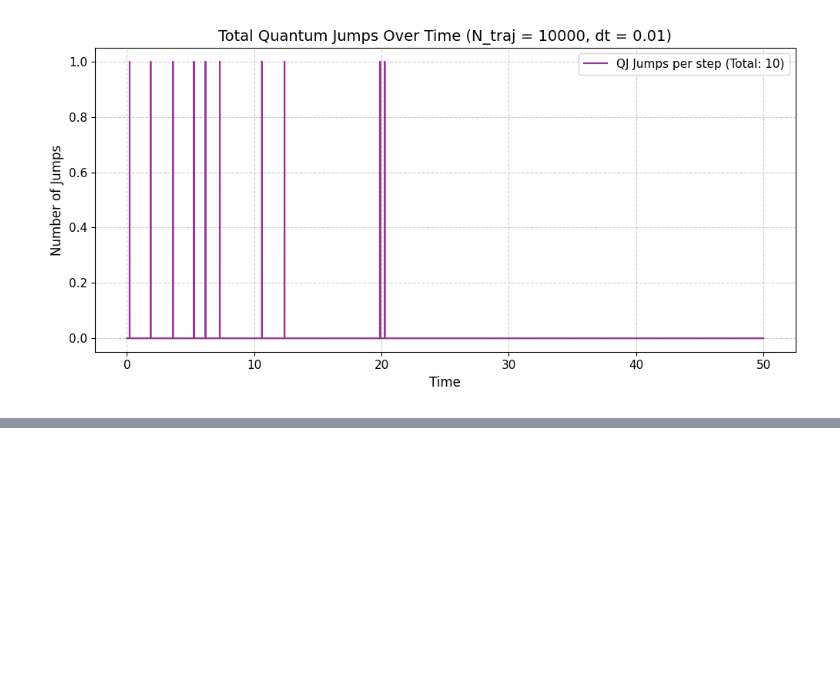
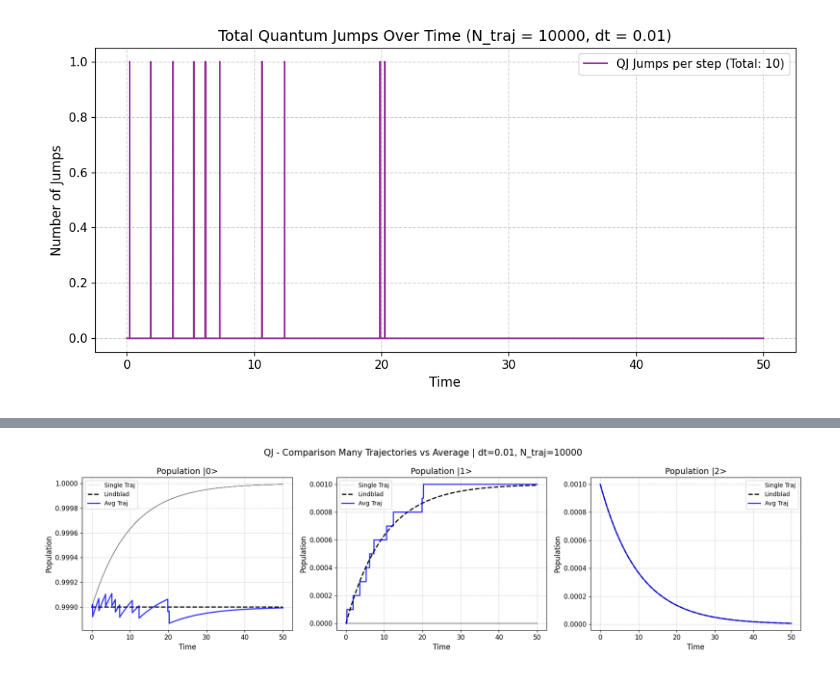
Before and after one commit to francescociavarella/Collisional-Methods, a Jupyter notebook: Coccia3LevelSys/Codes/Intermediate/Plot_rho_complete.ipynb, the cells around one changed output, grey strips where cells are left out. Saved outputs shown, nothing was run; the diff lists cells and outputs as text; code cells hidden in the pictures; blank space fills up the shorter version.

```diff
--- a/Coccia3LevelSys/Codes/Intermediate/Plot_rho_complete.ipynb
+++ b/Coccia3LevelSys/Codes/Intermediate/Plot_rho_complete.ipynb
@@ -282,0 +327,91 @@ plt.show()
+# %%
+# ======================================================
+# Comparison Many Single Trajectories vs Average vs Lindblad
+# ======================================================
+plt.close('all')
+
+MODE = "QJ"  # Choose "QJ" or "SD"
+num_samples = 50  # Number of background trajectories to plot
+
+# 1. Extract the bundle of sample trajectories and averages based on MODE
+if MODE == "QJ":
+    samples_00 = pop_00_QJ[:, :num_samples]
+    samples_11 = pop_11_QJ[:, :num_samples]
+    samples_22 = pop_22_QJ[:, :num_samples]
+    avg_00, avg_11, avg_22 = avg_pop_00_QJ, avg_pop_11_QJ, avg_pop_22_QJ
+    color_avg = 'blue'
+
+    # Extract the exact trajectory that experienced the jump
+    # Make sure 'sample_idx' was found in the previous cell
+    jump_traj_00 = pop_00_QJ[:, sample_idx]
+    jump_traj_11 = pop_11_QJ[:, sample_idx]
+    jump_traj_22 = pop_22_QJ[:, sample_idx]
+
+else:
+    samples_00 = pop_00_SD[:, :num_samples]
+    samples_11 = pop_11_SD[:, :num_samples]
+    samples_22 = pop_22_SD[:, :num_samples]
+    avg_00, avg_11, avg_22 = avg_pop_00_SD, avg_pop_11_SD, avg_pop_22_SD
+    color_avg = 'green'
+
+# 2. Bundle the data to iterate through the 3 subplots easily
+if MODE == "QJ":
+    plot_data = [
+        {'samples': samples_00, 'lindblad': lindblad_00, 'avg': avg_00, 'jump': jump_traj_00, 'label': '|0>'},
+        {'samples': samples_11, 'lindblad': lindblad_11, 'avg': avg_11, 'jump': jump_traj_11, 'label': '|1>'},
+        {'samples': samples_22, 'lindblad': lindblad_22, 'avg': avg_22, 'jump': jump_traj_22, 'label': '|2>'}
+    ]
+else:
+    plot_data = [
+        {'samples': samples_00, 'lindblad': lindblad_00, 'avg': avg_00, 'jump': None, 'label': '|0>'},
+        {'samples': samples_11, 'lindblad': lindblad_11, 'avg': avg_11, 'jump': None, 'label': '|1>'},
+        {'samples': samples_22, 'lindblad': lindblad_22, 'avg': avg_22, 'jump': None, 'label': '|2>'}
+    ]
+
+# 3. Create 3 subplots side-by-side
+fig03, axes = plt.subplots(1, 3, figsize=(18, 5), sharey=False)
+
+for ax, data in zip(axes, plot_data):
+    lbl = data['label']
+
+    # Plot the bundle of background single trajectories
+    # We apply the label only to the first one (i==0) to avoid 50 identical items in the legend
+    for i in range(num_samples):
+        ax.plot(times, data['samples'][:, i], color='gray', alpha=0.50, linewidth=0.5,
+                label='Single Traj' if i == 0 else "")
+
+    # Plot the specific trajectory that jumped IN GRAY like the others, without a label
+    if data['jump'] is not None:
+        ax.plot(times, data['jump'], color='gray', alpha=0.70, linewidth=1, label="")
+
+        # (Optional) Uncomment the line below if you ever want to ALSO highlight it in red
+        # ax.plot(times, data['jump'], color='red', alpha=0.9, linewidth=1.5, label=f'Jump (idx {sample_idx})')
+
+    # Plot the deterministic Lindblad baseline and the Stochastic Average
+    ax.plot(times, data['lindblad'], label='Lindblad', linewidth=2, linestyle='--', color='black')
+    ax.plot(times, data['avg'], label='Avg Traj', linewidth=2, color=color_avg, alpha=0.8)
+
+    # Plot formatting
+    ax.set_title(f'Population {lbl}', fontsize=14)
+    ax.set_xlabel('Time', fontsize=12)
+    ax.set_ylabel('Population', fontsize=12)
+
+    # Disable the automatic scientific offset on the Y-axis (crucial for |0>)
+    formatter = ticker.ScalarFormatter(useOffset=False)
+    formatter.set_scientific(False)
+    ax.yaxis.set_major_formatter(formatter)
+
+    ax.legend(loc='best', fontsize=10)
+    ax.grid(True, linestyle='--', alpha=0.6)
+
+fig03.suptitle(f'{MODE} - Comparison Many Trajectories vs Average | dt={dt}, N_traj={N_traj}', fontsize=15)
+
+# Adjust layout to prevent overlapping titles and labels
+plt.tight_layout()
+
+# Automatically save the figure (PNG + PDF)
+filename_03 = f'{MODE}_Comparison_Many_Trajectories_vs_Average_dt_{dt_str}_N_traj_{N_traj}'
+save_fig(fig03, filename_03)
+
+plt.show()
+# %% [output]
@@ -282,0 +419 @@ plt.show()
+[figure, added]
```
Also changed, not shown: parts of 13 cells of this notebook.
